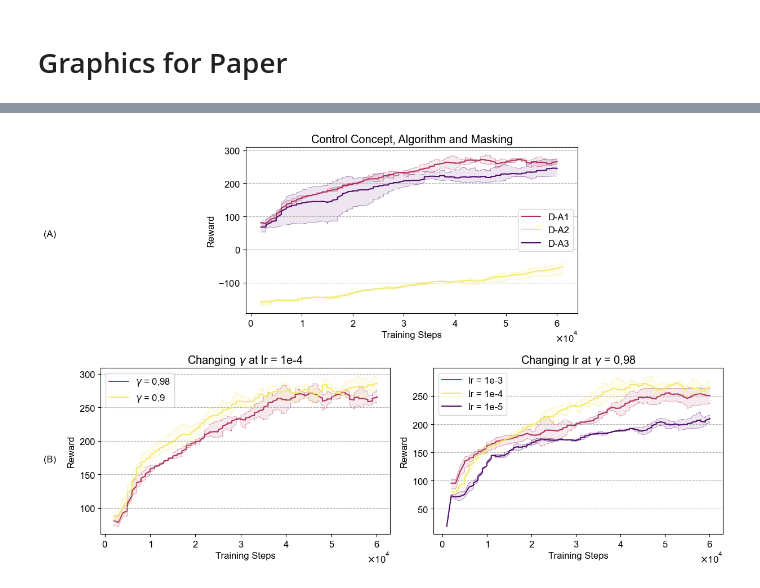
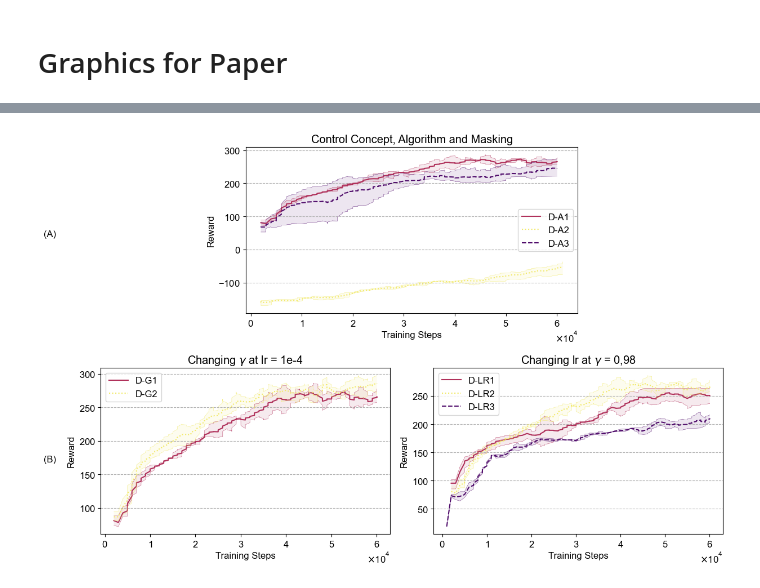
Before and after one commit to tobihoernchen/thesis, a Jupyter notebook: exploration/MiniMatrix/evaluation.ipynb, the cells around one changed output, grey strips where cells are left out. Saved outputs shown, nothing was run; the diff lists cells and outputs as text; code cells hidden in the pictures.

```diff
--- a/exploration/MiniMatrix/evaluation.ipynb
+++ b/exploration/MiniMatrix/evaluation.ipynb
@@ -699,6 +699,8 @@ fig.tight_layout()
 fig.savefig("../../../Schreiben/Bilder/Together_03.svg", dpi=600)
 # %% [markdown]
 # Graphics for Paper
+# %%
+formats  = ["-", ":", "--", "-."]
 # %%
 path = "../../logs/matrix_routing/"
 tags = ['ray/tune/episode_reward_mean', "ray/tune/custom_metrics/block_mean", "ray/tune/custom_metrics/targetReached_mean", "ray/tune/custom_metrics/taken_invalid_mean"]
@@ -817,34 +819,34 @@ results_5 = mean_min_max(import_data(path, "05_lr_e-5", 'ray/tune/episode_reward
 # %%
 
 fig, axs = plt.subplot_mosaic(
     [["A", "A",],
      ["B", "C"],
      #["D", "E"]
      ],
     figsize = (12,8)
     )
 axs["A"].set_title("Control Concept, Algorithm and Masking")
-plot([results_ma, results_dqn, results_attn], ["D-A1",  "D-A2", "D-A3"], "Training Steps", "Reward", axs["A"])
+plot([results_ma, results_dqn, results_attn], ["D-A1",  "D-A2", "D-A3"], "Training Steps", "Reward", axs["A"], with_formats = formats)
 axs["A"].set_box_aspect(0.5)
 axs["B"].set_title("Changing $\gamma$ at lr = 1e-4")
-plot([results_98, results_9], ["$\gamma$ = 0,98", "$\gamma$ = 0,9"], "Training Steps", "Reward", axs["B"])
+plot([results_98, results_9], ["D-G1", "D-G2"], "Training Steps", "Reward", axs["B"], with_formats = formats)
 # axs["B"].set_xlabel(None)
 # axs["B"].tick_params("x", labelbottom = False)
 axs["C"].set_title("Changing lr at $\gamma$ = 0,98")
-plot([results_3, results_4, results_5], ["lr = 1e-3", "lr = 1e-4", "lr = 1e-5"], "Training Steps", "Reward", axs["C"])
+plot([results_3, results_4, results_5], ["D-LR1", "D-LR2", "D-LR3"], "Training Steps", "Reward", axs["C"], with_formats = formats)
 # axs["C"].set_xlabel(None)
 # axs["C"].tick_params("x", labelbottom = False)
 # axs["D"].set_title("Balanced Dispatching: Rear End")
 # plot([results_none[tags[1]], results_rew_balance[tags[1]].loc[:60000], results_two_balance[tags[1]]], ["One Dispatcher", "With Balance Reward", "Two Dispatchers"], "Training Steps", "Products Completed", axs["D"])
 # axs["E"].set_title("Balanced Dispatching: Front End")
 # plot([results_none[tags[3]], results_rew_balance[tags[3]].loc[:60000], results_two_balance[tags[3]]], ["One Dispatcher", "With Balance Reward", "Two Dispatchers"], "Training Steps", "", axs["E"])
 
 fig.text(-0.02,3/4,"(A)")
 fig.text(-0.02,1/4,"(B)")
 # fig.text(-0.02,1/6,"(C)")
 
 fig.tight_layout()
 # %% [output]
-[figure, old version]
+[figure, new version]
 # %%
 fig.savefig("../../../Schreiben/Bilder/Paper_03.svg", dpi=600)
```
Also changed, not shown: parts of 2 cells of this notebook.
